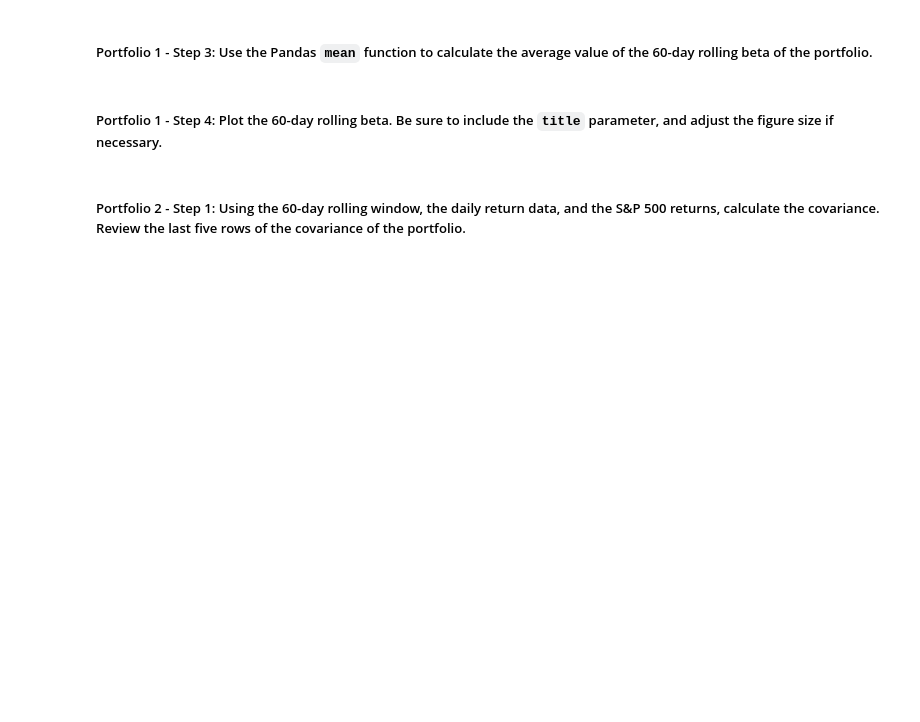
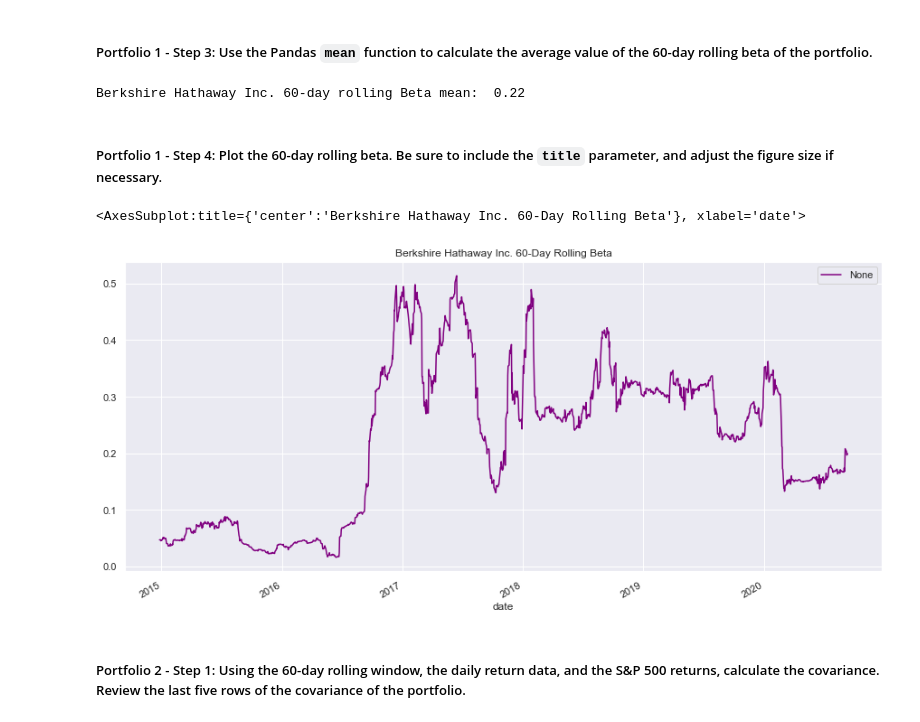
Before and after one commit to aarchmon/Whale-Portfolio-Analysis, a Jupyter notebook: risk_return_analysis.ipynb, the cells around one changed output. Drawn from its saved outputs; the diff is of its cells as text; code cells hidden in the pictures; blank space fills up the shorter version.

```diff
--- a/risk_return_analysis.ipynb
+++ b/risk_return_analysis.ipynb
@@ -405,8 +408,8 @@ Your analysis is nearing completion. Now, you need to evaluate how the portfolio
 #### Use the Pandas `var` function to calculate the variance of the S&P 500 by using a 60-day rolling window. Visualize the last five rows of the variance of the S&P 500.
 # %%
 # Calculate the variance of the S&P 500 using a rolling 60-day window.
-sp500_var_60 = whale_daily_returns_df["S&P 500"].rolling(window = 60).var()
-sp500_var_60.tail(5)
+sp500_var_60 = whale_daily_returns_df["S&P 500"].rolling(window = 60).var().dropna()
+sp500_var_60.tail()
 # %% [output]
 date
 2020-09-04    0.000103
@@ -432,0 +433,7 @@ Name: S&P 500, dtype: float64
+# %%
+# Calculate the covariance using a 60-day rolling window
+berkshire_cov_60 = whale_daily_returns_no_sp500_df["BERKSHIRE HATHAWAY INC"].rolling(window = 60).cov(
+    whale_daily_returns_df["S&P 500"]).dropna()
+
+# Verification.
+berkshire_cov_60.tail()
@@ -435,4 +450,7 @@ Name: S&P 500, dtype: float64
 # %%
 # Calculate the beta based on the 60-day rolling covariance compared to the market (S&P 500)
 # Review the last five rows of the beta information
-# YOUR CODE HERE
+berkshire_beta_60 = berkshire_cov_60 / sp500_var_60
+
+# Verification.
+berkshire_beta_60.tail()
@@ -440,13 +466,19 @@ Name: S&P 500, dtype: float64
 ##### Portfolio 1 - Step 3: Use the Pandas `mean` function to calculate the average value of the 60-day rolling beta of the portfolio.
 # %%
 # Calculate the average of the 60-day rolling beta
-# YOUR CODE HERE
+print(f"Berkshire Hathaway Inc. 60-day rolling Beta mean: {berkshire_beta_60.mean(): .2f}")
+# %% [output]
+Berkshire Hathaway Inc. 60-day rolling Beta mean:  0.22
 # %% [markdown]
 ##### Portfolio 1 - Step 4: Plot the 60-day rolling beta. Be sure to include the `title` parameter, and adjust the figure size if necessary.
 # %%
 # Plot the rolling beta
 # Include a title parameter and adjust the figure size
-# YOUR CODE HERE
+berkshire_beta_60.plot(figsize = (15, 7), title = "Berkshire Hathaway Inc. 60-Day Rolling Beta",
+                      legend = True, grid = True, color = "purple")
+# %% [output]
+<AxesSubplot:title={'center':'Berkshire Hathaway Inc. 60-Day Rolling Beta'}, xlabel='date'>
+[figure, added]
 # %% [markdown]
 ##### Portfolio 2 - Step 1: Using the 60-day rolling window, the daily return data, and the S&P 500 returns, calculate the covariance. Review the last five rows of the covariance of the portfolio.
 # %%
```
Also changed, not shown: parts of 22 cells of this notebook.
